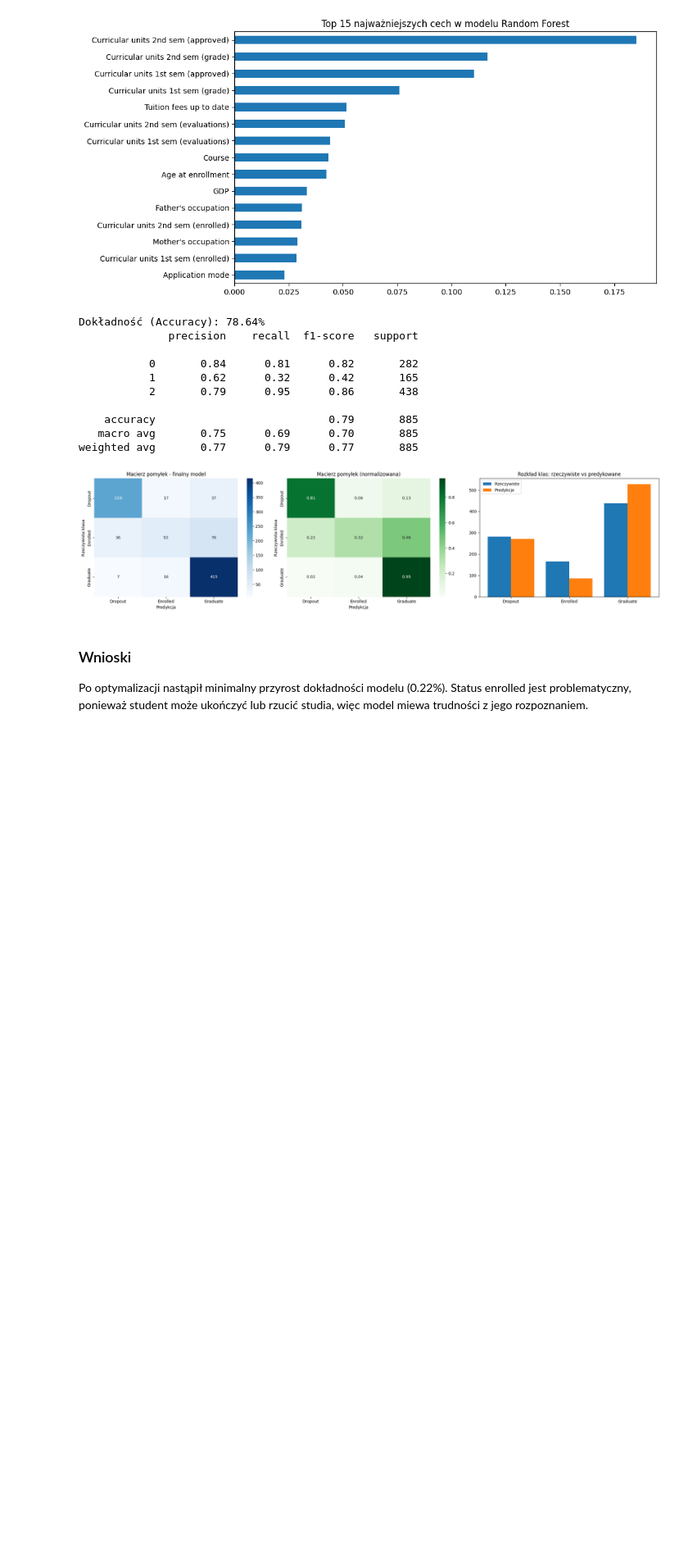
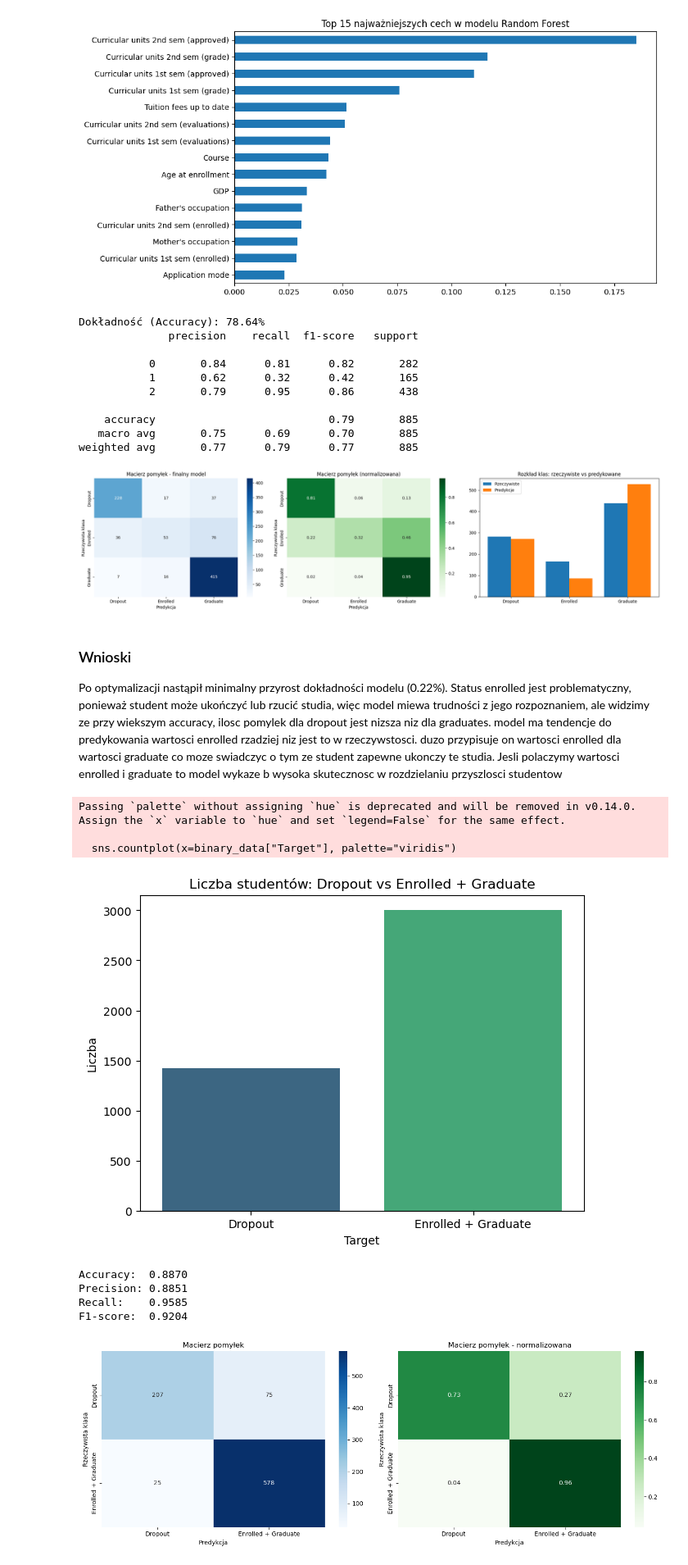
Before and after one commit to BladyWlodek/ProjektPMiNAI, a Jupyter notebook: model.ipynb, the cells around one changed output. Shown at 82% size. Cells and saved outputs as stored; diff of their text form; code cells hidden in the pictures; blank space fills up the shorter version.

```diff
--- a/model.ipynb
+++ b/model.ipynb
@@ -579,4 +582,73 @@ weighted avg       0.77      0.79      0.77       885
 # %% [markdown]
 ### Wnioski
 
-Po optymalizacji nastąpił minimalny przyrost dokładności modelu (0.22%). Status enrolled jest problematyczny, ponieważ student może ukończyć lub rzucić studia, więc model miewa trudności z jego rozpoznaniem.
+Po optymalizacji nastąpił minimalny przyrost dokładności modelu (0.22%). Status enrolled jest problematyczny, ponieważ student może ukończyć lub rzucić studia, więc model miewa trudności z jego rozpoznaniem, ale widzimy ze przy wiekszym accuracy, ilosc pomylek dla dropout jest nizsza niz dla graduates. model ma tendencje do predykowania wartosci enrolled rzadziej niz jest to w rzeczywstosci. duzo przypisuje on wartosci enrolled dla wartosci graduate co moze swiadczyc o tym ze student zapewne ukonczy te studia. Jesli polaczymy wartosci enrolled i graduate to model wykaze b wysoka skutecznosc w rozdzielaniu przyszlosci studentow
+# %%
+binary_data = data.copy()
+binary_data["Target"] = binary_data["Target"].map({
+    0: 0,  # Dropout
+    1: 1,  # Enrolled
+    2: 1   # Graduate -> razem z Enrolled
+})
+
+binary_labels = ["Dropout", "Enrolled + Graduate"]
+
+plt.figure(figsize=(7, 5))
+sns.countplot(x=binary_data["Target"], palette="viridis")
+plt.xticks([0, 1], binary_labels)
+plt.title("Liczba studentów: Dropout vs Enrolled + Graduate")
+plt.xlabel("Target")
+plt.ylabel("Liczba")
+plt.show()
+
+
+X_bin = binary_data.drop("Target", axis=1)
+y_bin = binary_data["Target"]
+
+X_train_bin, X_test_bin, y_train_bin, y_test_bin = train_test_split(
+    X_bin, y_bin, test_size=0.2, random_state=67
+)
+
+rf_bin = RandomForestClassifier(
+    n_estimators=200,
+    random_state=42,
+    n_jobs=-1,
+    class_weight="balanced"
+)
+rf_bin.fit(X_train_bin, y_train_bin)
+y_pred_bin = rf_bin.predict(X_test_bin)
+
+print(f"Accuracy:  {accuracy_score(y_test_bin, y_pred_bin):.4f}")
+print(f"Precision: {precision_score(y_test_bin, y_pred_bin):.4f}")
+print(f"Recall:    {recall_score(y_test_bin, y_pred_bin):.4f}")
+print(f"F1-score:  {f1_score(y_test_bin, y_pred_bin):.4f}")
+
+cm_bin = confusion_matrix(y_test_bin, y_pred_bin)
+cm_bin_norm = confusion_matrix(y_test_bin, y_pred_bin, normalize="true")
+
+fig, axes = plt.subplots(1, 2, figsize=(14, 5))
+
+sns.heatmap(cm_bin, annot=True, fmt="d", cmap="Blues",
+            xticklabels=binary_labels, yticklabels=binary_labels, ax=axes[0])
+axes[0].set_title("Macierz pomyłek")
+axes[0].set_xlabel("Predykcja")
+axes[0].set_ylabel("Rzeczywista klasa")
+
+sns.heatmap(cm_bin_norm, annot=True, fmt=".2f", cmap="Greens",
+            xticklabels=binary_labels, yticklabels=binary_labels, ax=axes[1])
+axes[1].set_title("Macierz pomyłek - normalizowana")
+axes[1].set_xlabel("Predykcja")
+axes[1].set_ylabel("Rzeczywista klasa")
+
+plt.tight_layout()
+plt.show()
+# %% [output]
+Passing `palette` without assigning `hue` is deprecated and will be removed in v0.14.0. Assign the `x` variable to `hue` and set `legend=False` for the same effect.
+
+  sns.countplot(x=binary_data["Target"], palette="viridis")
+[figure, added]
+Accuracy:  0.8870
+Precision: 0.8851
+Recall:    0.9585
+F1-score:  0.9204
+[figure, added]
```
Also changed, not shown: parts of 7 cells of this notebook.
